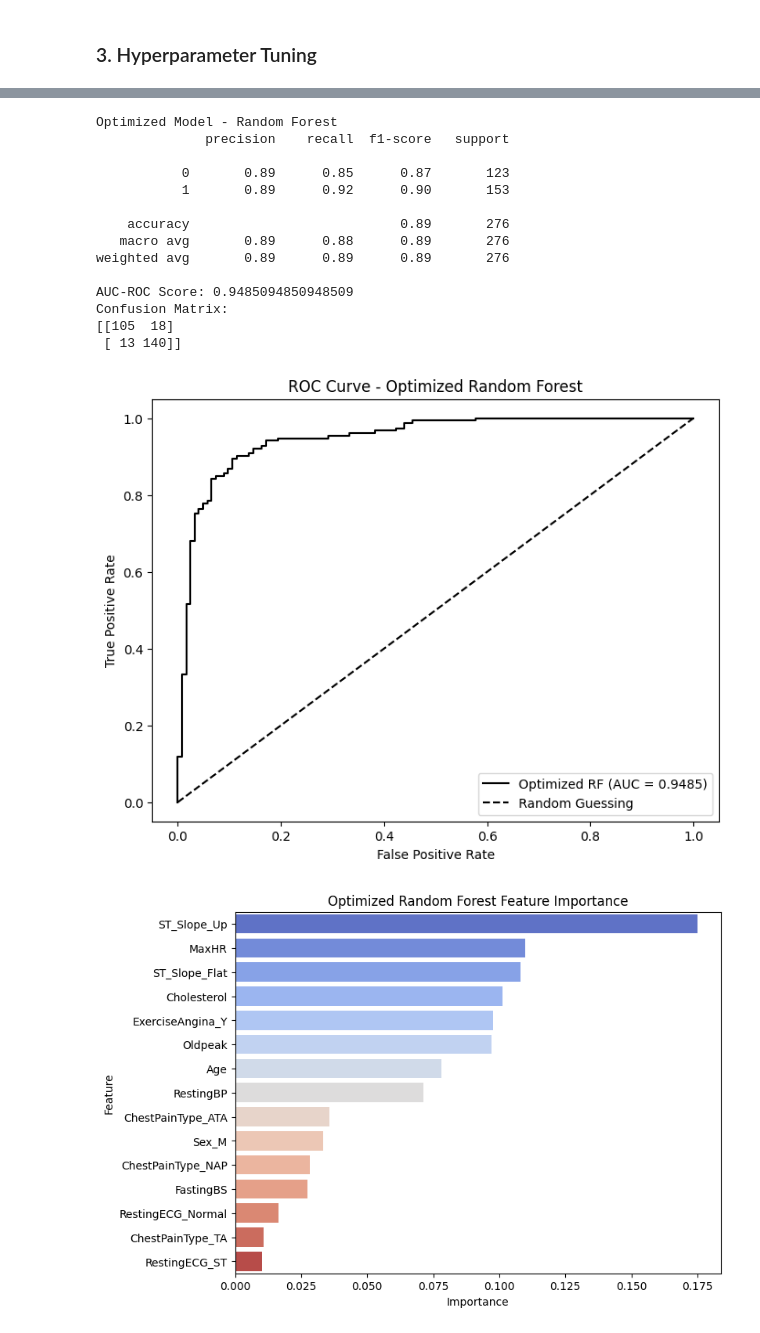
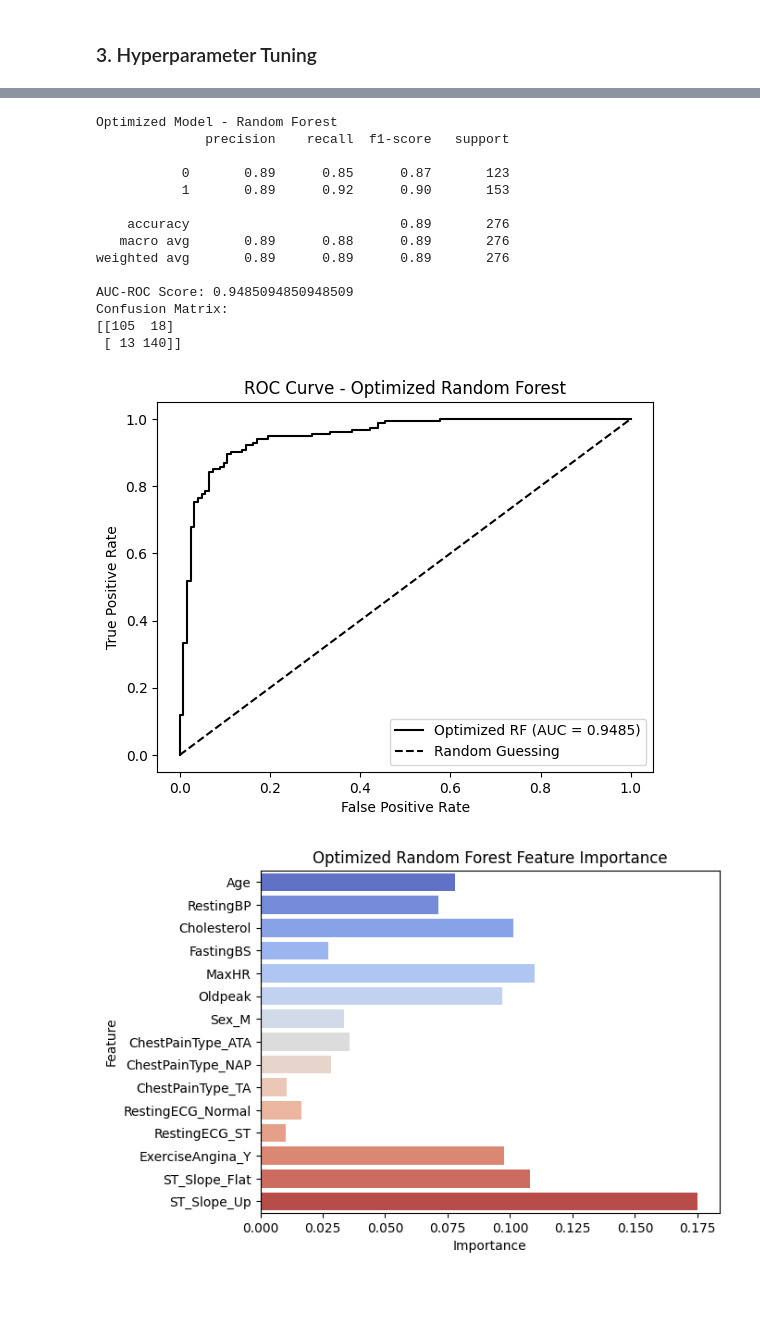
Before and after one commit to yhou2428/UWO-DS3000A-Group1, a Jupyter notebook: project.ipynb, the cells around one changed output, grey strips where cells are left out. Cells and saved outputs as stored; diff of their text form; code cells hidden in the pictures; blank space fills up the shorter version.

```diff
--- a/project.ipynb
+++ b/project.ipynb
@@ -533,7 +547,6 @@ print(conf_matrix_optimized_rf)
 ## Plot ROC Curve
 fpr_optimized_rf, tpr_optimized_rf, _ = roc_curve(y_test, y_prob_optimized_rf)
 
-plt.figure(figsize=(8, 6))
 plt.plot(fpr_optimized_rf, tpr_optimized_rf, label=f"Optimized RF (AUC = {roc_auc_score(y_test, y_prob_optimized_rf):.4f})", color="black")
 plt.plot([0, 1], [0, 1], "k--", label="Random Guessing")
 plt.title("ROC Curve - Optimized Random Forest")
@@ -541,38 +554,36 @@ plt.xlabel("False Positive Rate")
 plt.ylabel("True Positive Rate")
 plt.legend()
 plt.show()
 
 ## Plot Feature Importance
 feature_importances = optimized_rf_model.feature_importances_
-sorted_indices = feature_importances.argsort()[::-1]
 
-plt.figure(figsize=(8, 6))
 sns.barplot(
-    x=feature_importances[sorted_indices],
-    y=np.array(X.columns)[sorted_indices],
-    palette=sns.color_palette("coolwarm", len(sorted_indices)),
-    hue=np.array(X.columns)[sorted_indices],
+    x=feature_importances,
+    y=X.columns,
+    palette=sns.color_palette("coolwarm", len(feature_importances)),
     dodge=False,
+    hue=X.columns,
     legend=False
 )
 plt.title("Optimized Random Forest Feature Importance")
 plt.xlabel("Importance")
 plt.ylabel("Feature")
 plt.show()
 # %% [output]
 Optimized Model - Random Forest
               precision    recall  f1-score   support
 
            0       0.89      0.85      0.87       123
            1       0.89      0.92      0.90       153
 
     accuracy                           0.89       276
    macro avg       0.89      0.88      0.89       276
 weighted avg       0.89      0.89      0.89       276
 
 AUC-ROC Score: 0.9485094850948509
 Confusion Matrix:
 [[105  18]
  [ 13 140]]
-[figure, old version]
+[figure, new version]
-[figure, old version]
+[figure, new version]
```
Also changed, not shown: parts of 2 cells of this notebook.
